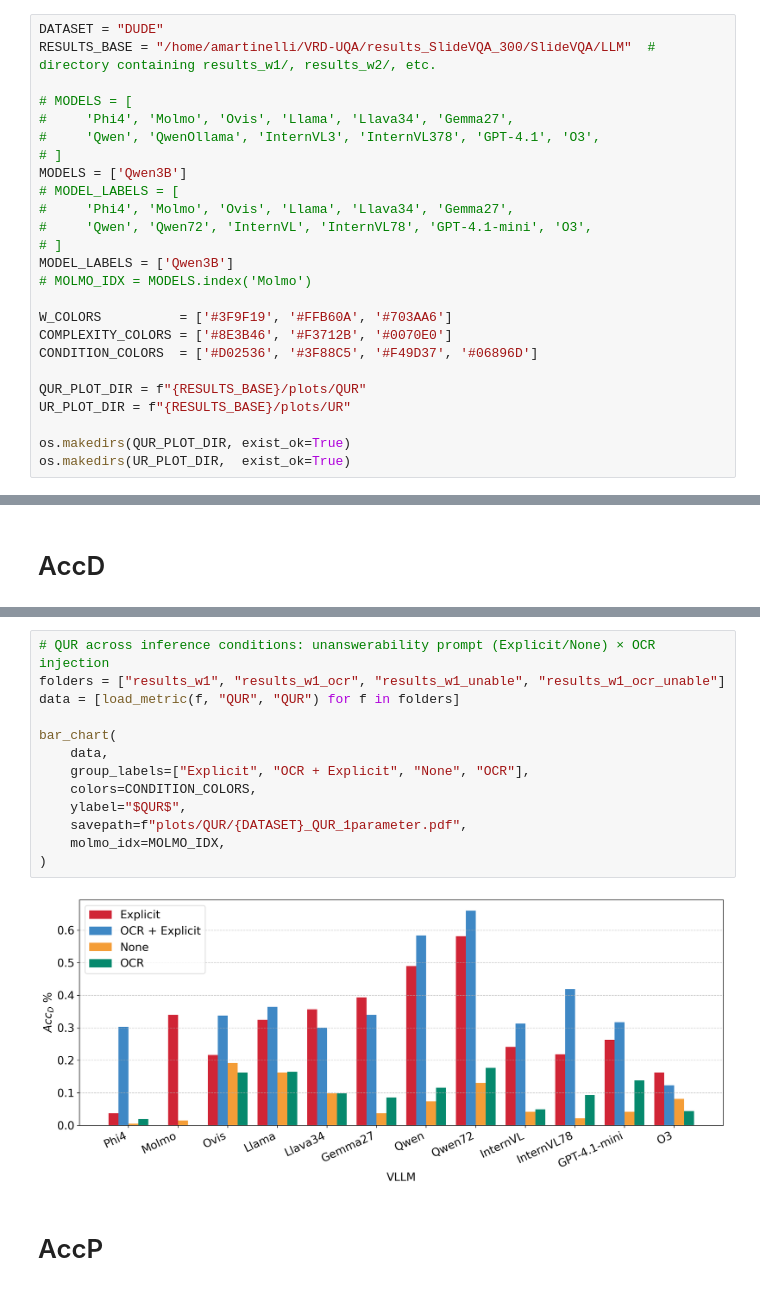
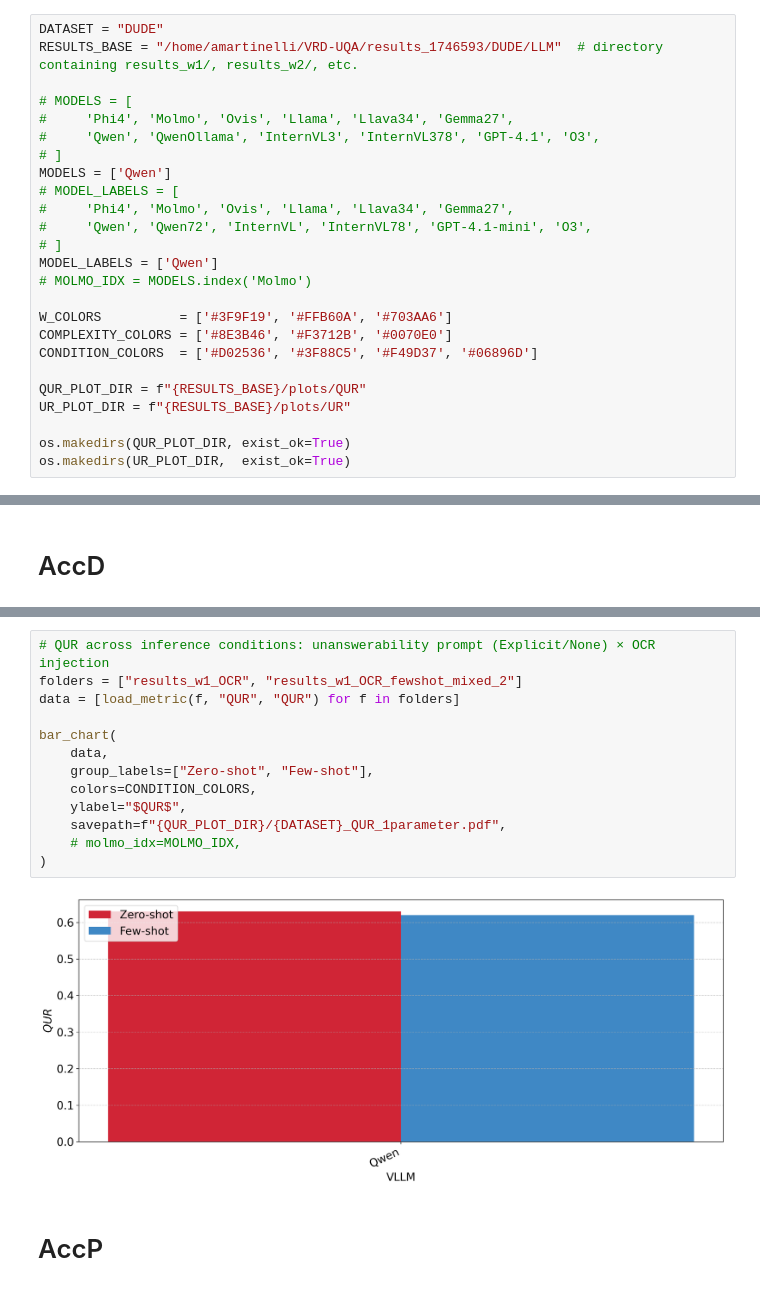
Before and after one commit to Alberto-Martinelli/VRD-UQA-2, a Jupyter notebook: VQA_analysis/pipeline/plots.ipynb, the cells around one changed output, grey strips where cells are left out. Drawn from its saved outputs; the diff is of its cells as text.

Commit message:
Updated config for evaluating finetuning model

```diff
--- a/VQA_analysis/pipeline/plots.ipynb
+++ b/VQA_analysis/pipeline/plots.ipynb
@@ -11,18 +11,18 @@ pd.set_option('display.max_rows', None)
 pd.set_option('display.width', 1000)
 # %%
 DATASET = "DUDE"
-RESULTS_BASE = "/home/amartinelli/VRD-UQA/results_SlideVQA_300/SlideVQA/LLM"  # directory containing results_w1/, results_w2/, etc.
+RESULTS_BASE = "/home/amartinelli/VRD-UQA/results_1746593/DUDE/LLM"  # directory containing results_w1/, results_w2/, etc.
 
 # MODELS = [
 #     'Phi4', 'Molmo', 'Ovis', 'Llama', 'Llava34', 'Gemma27',
 #     'Qwen', 'QwenOllama', 'InternVL3', 'InternVL378', 'GPT-4.1', 'O3',
 # ]
-MODELS = ['Qwen3B']
+MODELS = ['Qwen']
 # MODEL_LABELS = [
 #     'Phi4', 'Molmo', 'Ovis', 'Llama', 'Llava34', 'Gemma27',
 #     'Qwen', 'Qwen72', 'InternVL', 'InternVL78', 'GPT-4.1-mini', 'O3',
 # ]
-MODEL_LABELS = ['Qwen3B']
+MODEL_LABELS = ['Qwen']
 # MOLMO_IDX = MODELS.index('Molmo')
 
 W_COLORS          = ['#3F9F19', '#FFB60A', '#703AA6']
@@ -122,18 +122,18 @@ bar_chart(
 # %%
 # QUR across inference conditions: unanswerability prompt (Explicit/None) × OCR injection
-folders = ["results_w1", "results_w1_ocr", "results_w1_unable", "results_w1_ocr_unable"]
+folders = ["results_w1_OCR", "results_w1_OCR_fewshot_mixed_2"]
 data = [load_metric(f, "QUR", "QUR") for f in folders]
 
 bar_chart(
     data,
-    group_labels=["Explicit", "OCR + Explicit", "None", "OCR"],
+    group_labels=["Zero-shot", "Few-shot"],
     colors=CONDITION_COLORS,
     ylabel="$QUR$",
-    savepath=f"plots/QUR/{DATASET}_QUR_1parameter.pdf",
-    molmo_idx=MOLMO_IDX,
+    savepath=f"{QUR_PLOT_DIR}/{DATASET}_QUR_1parameter.pdf",
+    # molmo_idx=MOLMO_IDX,
 )
 # %% [output]
-[figure, old version]
+[figure, new version]
 # %% [markdown]
 # AccP
 # %%
```
Also changed, not shown: parts of 5 cells of this notebook, 5 other files.
